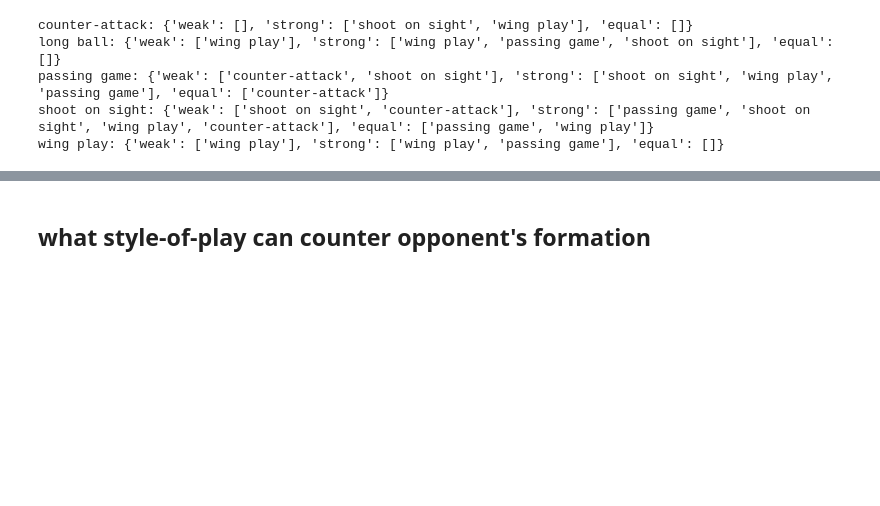
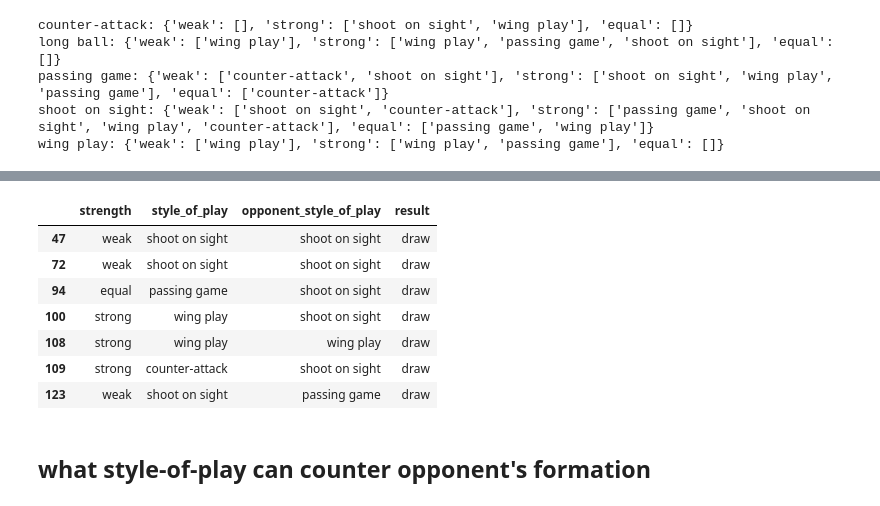
Before and after one commit to graceyudhaaa/osm-data-analysis, a Jupyter notebook: notebook/2.0-gys-tactic-recommendation.ipynb, the cells around one changed output, grey strips where cells are left out. Saved outputs shown, nothing was run; the diff lists cells and outputs as text; code cells hidden in the pictures; blank space fills up the shorter version.

```diff
--- a/notebook/2.0-gys-tactic-recommendation.ipynb
+++ b/notebook/2.0-gys-tactic-recommendation.ipynb
@@ -265,2 +298,13 @@ wing play: {'weak': ['wing play'], 'strong': ['wing play', 'passing game'], 'equ
+# %%
+df[(df['result'] == 'draw')][['strength', 'style_of_play', 'opponent_style_of_play', 'result']].head(20)
+# %% [output]
+|  | strength | style_of_play | opponent_style_of_play | result |
+| 47 | weak | shoot on sight | shoot on sight | draw |
+| 72 | weak | shoot on sight | shoot on sight | draw |
+| 94 | equal | passing game | shoot on sight | draw |
+| 100 | strong | wing play | shoot on sight | draw |
+| 108 | strong | wing play | wing play | draw |
+| 109 | strong | counter-attack | shoot on sight | draw |
+| 123 | weak | shoot on sight | passing game | draw |
 # %% [markdown]
 ## what style-of-play can counter opponent's formation
```
Also changed, not shown: parts of 2 cells of this notebook, 2 other files.
